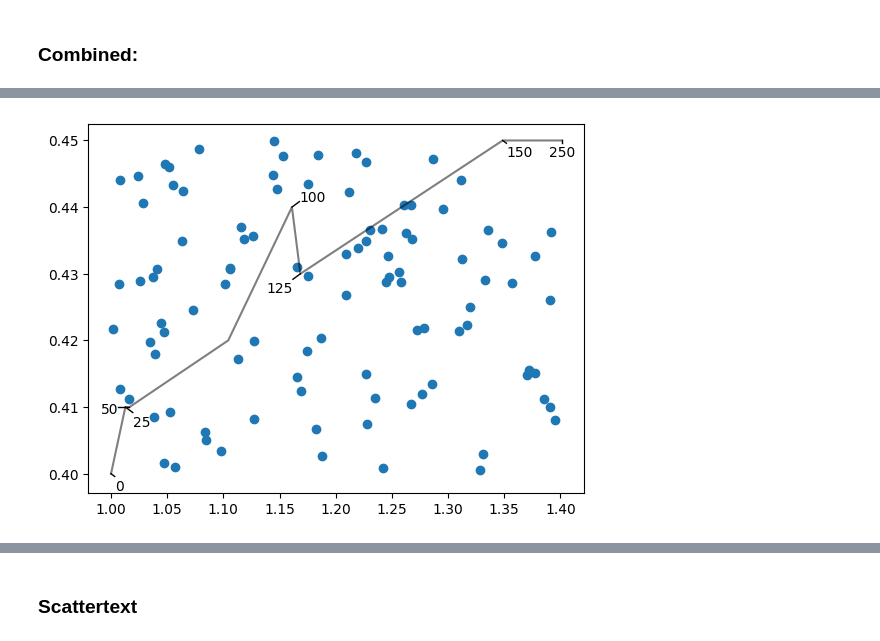
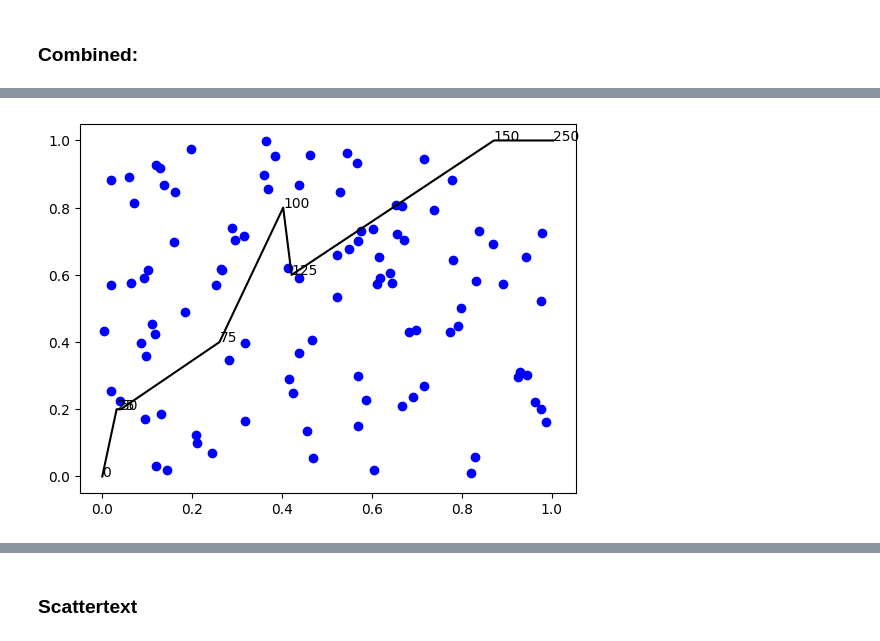
Before and after one commit to ckjellson/textalloc, a Jupyter notebook: demo.ipynb, the cells around one changed output, grey strips where cells are left out. Cells and saved outputs as stored; diff of their text form; code cells hidden in the pictures.

```diff
--- a/demo.ipynb
+++ b/demo.ipynb
@@ -35,13 +32,0 @@ plt.show()
-# %%
-together = [(0, 1.0, 0.4), (25, 1.0127692669427917, 0.41), (50, 1.016404709797609, 0.41), (75, 1.1043426359673716, 0.42), (100, 1.1610446924342996, 0.44), (125, 1.1685687930691457, 0.43), (150, 1.3486407784550272, 0.45), (250, 1.4013999168008104, 0.45)]
-together.sort()
-
-text = [str(x) for (x,y,z) in together]
-eucs = [y for (x,y,z) in together]
-covers = [z for (x,y,z) in together]
-fig, ax = plt.subplots()
-ax.plot(eucs,covers,color="black", alpha=0.5)
-texts = []
-for xt, yt, s in zip(eucs, covers, text):
-    texts.append(ax.text(xt, yt, s))
-plt.show()
@@ -63,20 +33,2 @@ plt.show()
 # %% [markdown]
 ### Combined:
-# %%
-together = [(0, 1.0, 0.4), (25, 1.0127692669427917, 0.41), (50, 1.016404709797609, 0.41), (75, 1.1043426359673716, 0.42), (100, 1.1610446924342996, 0.44), (125, 1.1685687930691457, 0.43), (150, 1.3486407784550272, 0.45), (250, 1.4013999168008104, 0.45)]
-together.sort()
-np.random.seed(0)
-x, y = np.random.random((2,100))
-x = x*0.4+1
-y = y*0.05+0.4
-
-text = [str(x) for (x,y,z) in together]
-eucs = [y for (x,y,z) in together]
-covers = [z for (x,y,z) in together]
-fig,ax = plt.subplots()
-ax.plot(eucs,covers,color="black", alpha=0.5)
-ax.scatter(x,y)
-texts = []
-for xt, yt, s in zip(eucs, covers, text):
-    texts.append(ax.text(xt, yt, s))
-plt.show()
@@ -85,18 +35,15 @@ plt.show()
-# %%
-together = [(0, 1.0, 0.4), (25, 1.0127692669427917, 0.41), (50, 1.016404709797609, 0.41), (75, 1.1043426359673716, 0.42), (100, 1.1610446924342996, 0.44), (125, 1.1685687930691457, 0.43), (150, 1.3486407784550272, 0.45), (250, 1.4013999168008104, 0.45)]
-together.sort()
-np.random.seed(0)
-x, y = np.random.random((2,100))
-x = x*0.4+1
-y = y*0.05+0.4
-
-text = [str(x) for (x,y,z) in together]
-eucs = [y for (x,y,z) in together]
-covers = [z for (x,y,z) in together]
-fig,ax = plt.subplots()
-ax.plot(eucs,covers,color="black", alpha=0.5)
-ax.scatter(x,y)
-fig, ax = ta.allocate_text(fig, ax, eucs, covers, text, ax.get_xlim(), ax.get_ylim(), x_scatter=x, y_scatter=y, x_lines=[eucs], y_lines=[covers], draw_lines=True)
-plt.show()
-# %% [output]
-[figure, removed]
+# %%
+x_line = np.array([0.0, 0.03192317, 0.04101177, 0.26085659, 0.40261173, 0.42142198, 0.87160195, 1.00349979])
+y_line = np.array([0. , 0.2, 0.2, 0.4, 0.8, 0.6, 1. , 1. ])
+text_list = ['0', '25', '50', '75', '100', '125', '150', '250']
+np.random.seed(0)
+x, y = np.random.random((2,100))
+
+fig,ax = plt.subplots(dpi=100)
+ax.plot(x_line,y_line,color="black")
+ax.scatter(x,y,c="b")
+for xt, yt, s in zip(x_line, y_line, text_list):
+    texts.append(ax.text(xt, yt, s))
+plt.show()
+# %% [output]
+[figure, added]
```
Also changed, not shown: parts of 13 cells of this notebook, 12 other files.
